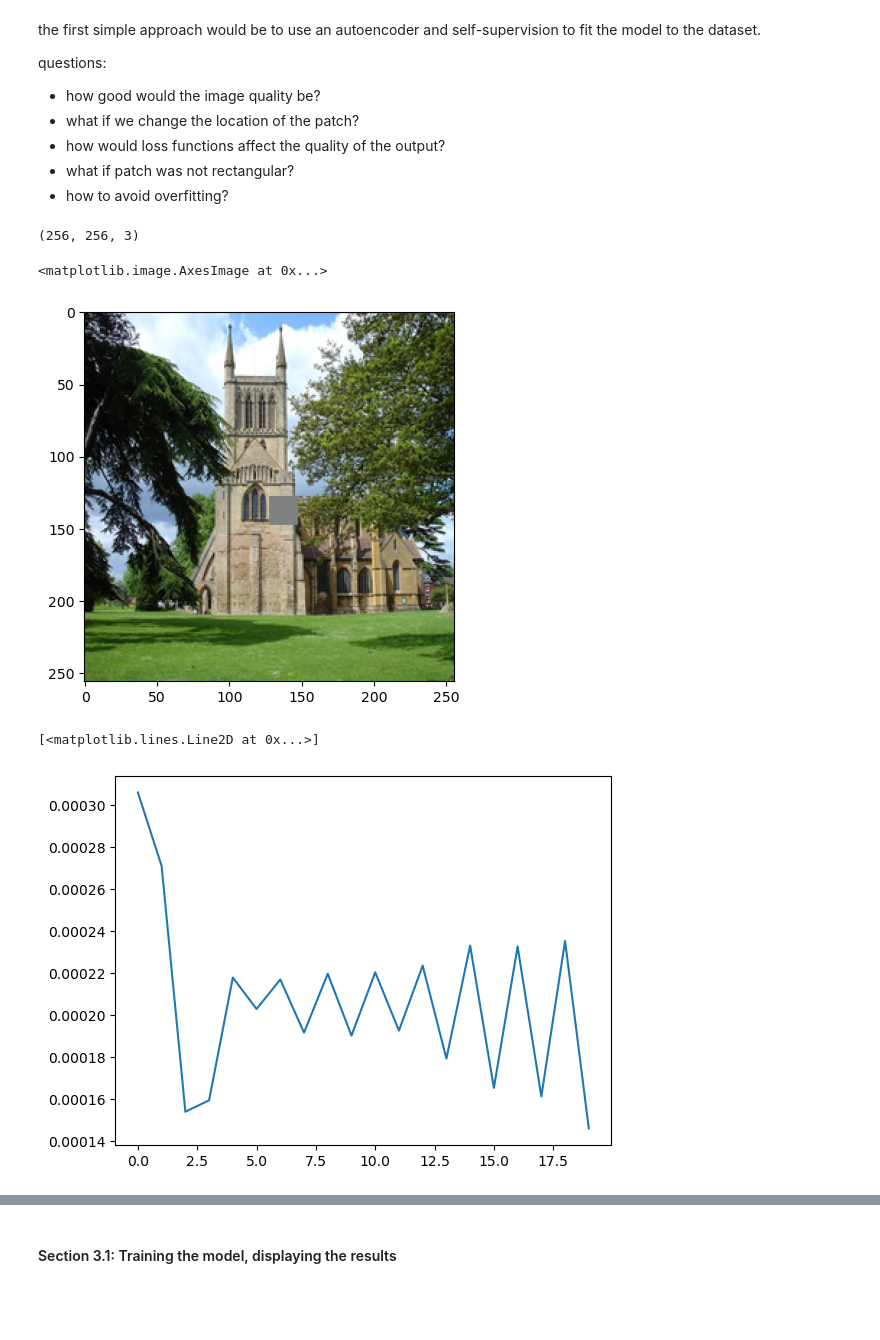
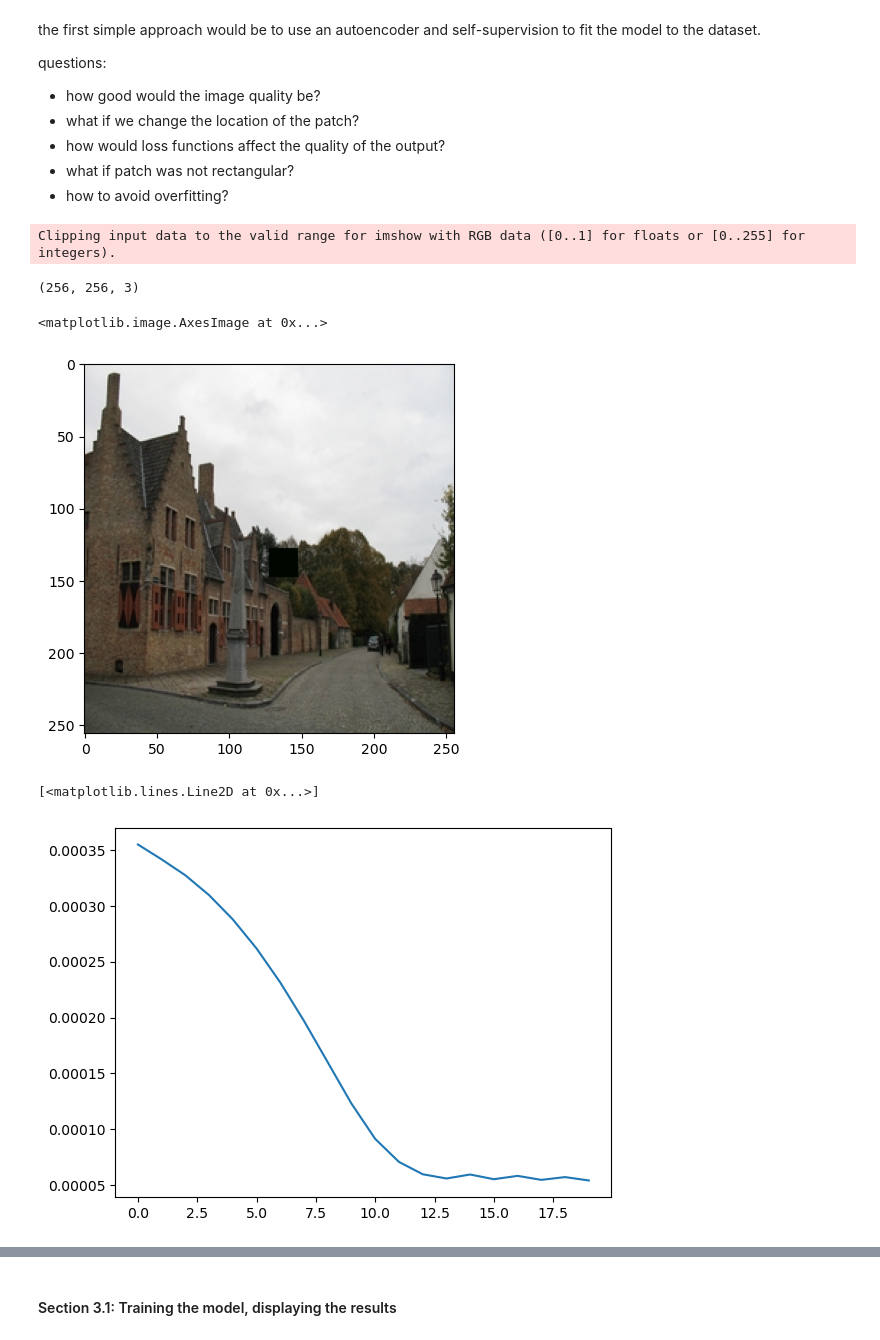
Before and after one commit to Arvin132/Inpainting-vision, a Jupyter notebook: showcase.ipynb, the cells around one changed output, grey strips where cells are left out. Drawn from its saved outputs; the diff is of its cells as text; code cells hidden in the pictures; blank space fills up the shorter version.

```diff
--- a/showcase.ipynb
+++ b/showcase.ipynb
@@ -47,5 +44,5 @@ HINT: Please forward the port - 60814 to your local machine, if you are running
 # %%
-img1 = ds.images[274].numpy() # will be used for sanity testing the model
+img1 = ds.images[42].numpy() # will be used for sanity testing the model
 
 plt.imshow(img1)
 print("total of",  len(ds.images), "images")
@@ -98,6 +95,8 @@ from torch.utils.data import DataLoader
 from torch.utils.data import Dataset
 from torchvision.transforms import ToTensor, Compose
 
+def torch_image_to_numpy(img):
+    return img.permute(1, 2, 0).detach().numpy()
 
 class CustomImgDataset(Dataset):
     def __init__(self, imgs, transforms: list[object]=None):
@@ -157,7 +156,7 @@ class InpaintingAutoencoder(nn.Module):
             nn.Conv2d(in_channels=128, out_channels=64, kernel_size=3, padding=1),
             nn.ReLU(),
             nn.Conv2d(in_channels=64, out_channels=c, kernel_size=3, padding=1),
-            nn.Sigmoid()
+            nn.Tanh()
         )
     def forward(self, x):
         encoded = self.encoder(x)
@@ -171,18 +170,19 @@ class InpaintingAutoencoder(nn.Module):
 # %%
 net = InpaintingAutoencoder(input_shape=(3, 256, 256), patch_size=(20, 20), patch_loc=(128, 128))
 data_iter = iter(dl_sanity)
 data = next(data_iter)
 
 image, target = data
 output = net.forward(image)
-output = output[0].permute(1, 2, 0).detach().numpy()
+output = torch_image_to_numpy(output[0])
 print(output.shape)
 
 plt.imshow(output)
 # %% [output]
-(256, 256, 3)
+Clipping input data to the valid range for imshow with RGB data ([0..1] for floats or [0..255] for integers).
-<matplotlib.image.AxesImage at 0x...>
+(256, 256, 3)
+<matplotlib.image.AxesImage at 0x...>
-[figure, old version]
+[figure, new version]
 # %%
 from torch.optim.optimizer import Optimizer
 from torch.optim import Adam
@@ -211,12 +211,12 @@ overfit_net = InpaintingAutoencoder(input_shape=(3, 256, 256), patch_size=(20, 2
 epoch = 20
 loss_values = []
 for e in tqdm(range(epoch)):
-    losses = train_AE(overfit_net, dl_sanity, getOptim(overfit_net, 0.001), loss_functions)
+    losses = train_AE(overfit_net, dl_sanity, getOptim(overfit_net, 0.0001), loss_functions)
     loss_values += losses
 
 plt.plot(loss_values)
 # %% [output]
 [<matplotlib.lines.Line2D at 0x...>]
-[figure, old version]
+[figure, new version]
 # %%
 output = overfit_net.forward(image)
```
Also changed, not shown: parts of 4 cells of this notebook.
